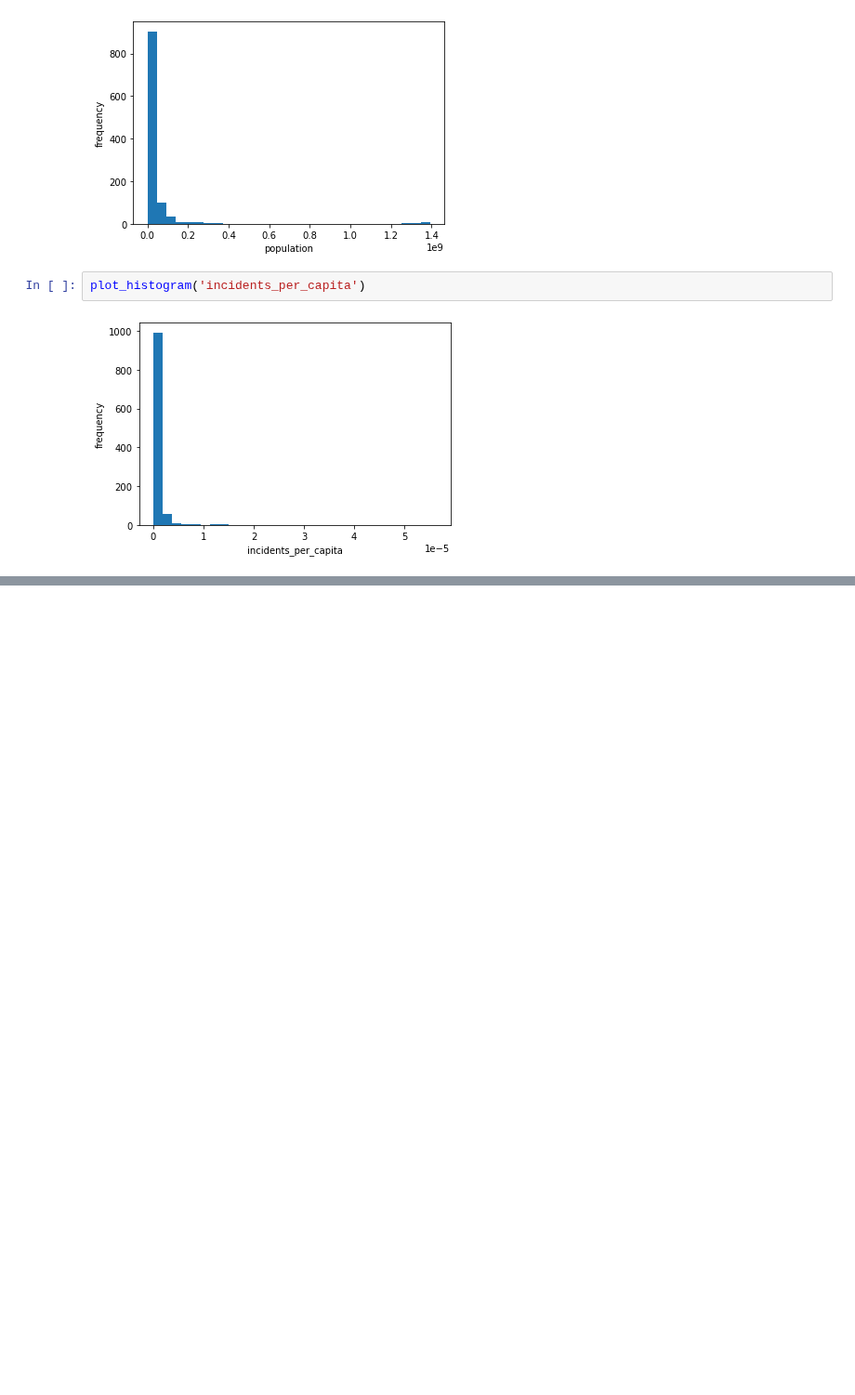
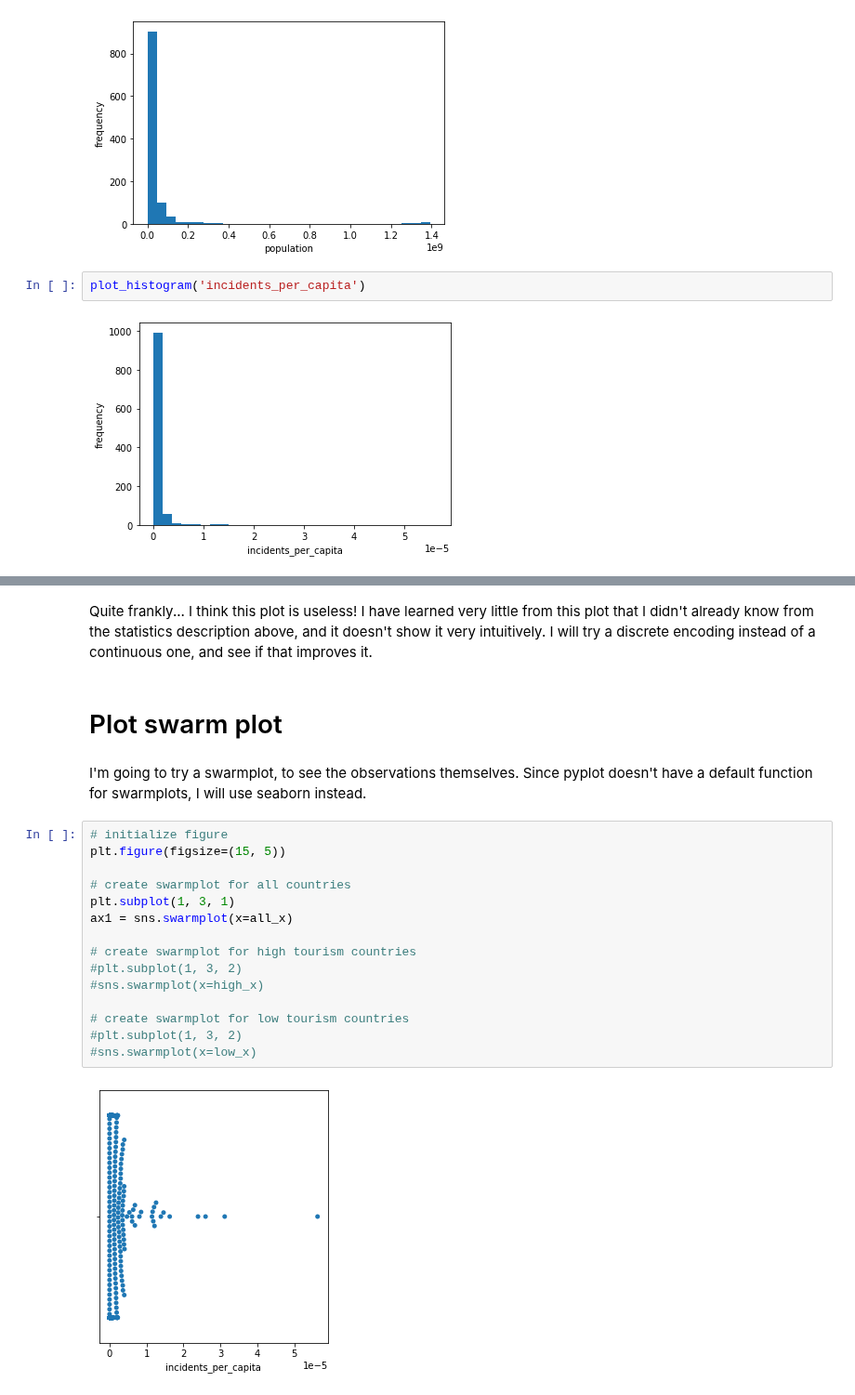
Before and after one commit to brooke-l-hawkins/milestone-i-project, a Jupyter notebook: code/visualize-distribution-incident-per-capita.ipynb, the cells around one changed output, grey strips where cells are left out. Shown at 93% size. Saved outputs shown, nothing was run; the diff lists cells and outputs as text; blank space fills up the shorter version.

```diff
--- a/code/visualize-distribution-incident-per-capita.ipynb
+++ b/code/visualize-distribution-incident-per-capita.ipynb
@@ -68,0 +105,23 @@ plot_histogram('incidents_per_capita')
+# %% [markdown]
+Quite frankly... I think this plot is useless! I have learned very little from this plot that I didn't already know from the statistics description above, and it doesn't show it very intuitively. I will try a discrete encoding instead of a continuous one, and see if that improves it.
+# %% [markdown]
+# Plot swarm plot
+# %% [markdown]
+I'm going to try a swarmplot, to see the observations themselves. Since pyplot doesn't have a default function for swarmplots, I will use seaborn instead.
+# %%
+# initialize figure
+plt.figure(figsize=(15, 5))
+
+# create swarmplot for all countries
+plt.subplot(1, 3, 1)
+ax1 = sns.swarmplot(x=all_x)
+
+# create swarmplot for high tourism countries
+#plt.subplot(1, 3, 2)
+#sns.swarmplot(x=high_x)
+
+# create swarmplot for low tourism countries
+#plt.subplot(1, 3, 2)
+#sns.swarmplot(x=low_x)
+# %% [output]
+[figure, added]
```
Also changed, not shown: parts of 5 cells of this notebook.
